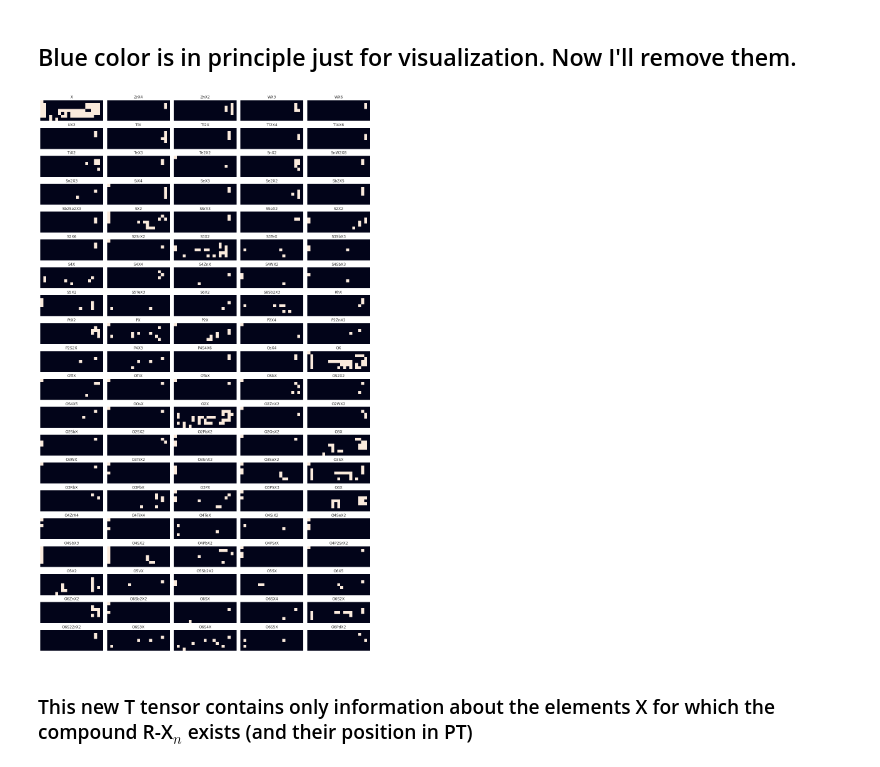
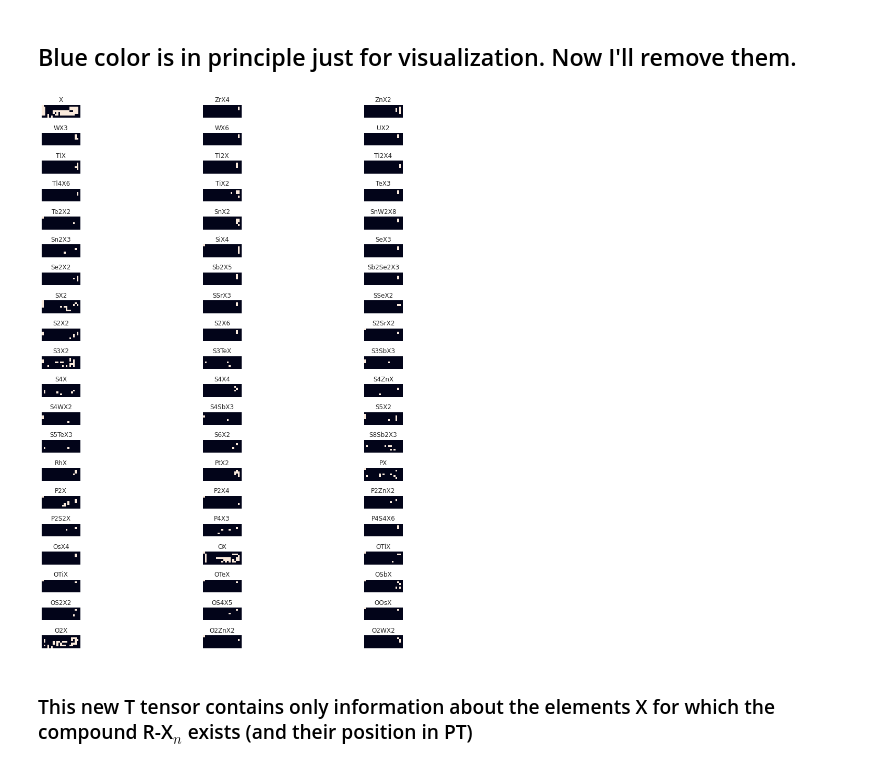
Before and after one commit to doncamilom/1868_SubstancesStudy, a Jupyter notebook: Analysis.ipynb, the cells around one changed output. Drawn from its saved outputs; the diff is of its cells as text; code cells hidden in the pictures.

```diff
--- a/Analysis.ipynb
+++ b/Analysis.ipynb
@@ -58,8 +58,8 @@ def getFormula(R,elemList):
     return form + f'X{int(R[-1]) if R[-1]!=1 else ""}'
 
 
-N = 5
-fig = plt.figure(figsize=(15,6))
+N = 3
+fig = plt.figure(figsize=(15,5*N))
 for i in range(4*N):
     ax = fig.add_subplot(N,4,i+1)
     ax.set_title(getFormula(r[i],elemList))
@@ -91,10 +91,10 @@ for i in TP.keys():
     elif crds[1] >=c1: pass
     else:              rTP[i] = crds
 
-
-fig = plt.figure(figsize=(15,25))
-for i in range(5*20):
-    ax = fig.add_subplot(20,5,i+1)
+N = 3
+fig = plt.figure(figsize=(15,5*N))
+for i in range(4*N):
+    ax = fig.add_subplot(N,4,i+1)
     ax.set_title(getFormula(r[i],elemList))
     ax.imshow(a[i,:,:])
     ax.axis('off')
@@ -106,15 +106,16 @@ plt.tight_layout()
 # %%
 T = (a==1)*1
 
-fig = plt.figure(figsize=(15,25))
-for i in range(5*20):
-    ax = fig.add_subplot(20,5,i+1)
+N = 3
+fig = plt.figure(figsize=(15,5*N))
+for i in range(N*20):
+    ax = fig.add_subplot(20,N,i+1)
     ax.set_title(getFormula(r[i],elemList))
     ax.imshow(T[i,:,:])
     ax.axis('off')
 plt.tight_layout()
 # %% [output]
-[figure, old version]
+[figure, new version]
 # %% [markdown]
 ### This new T tensor contains only information about the elements X for which the compound R-X$_n$ exists (and their position in PT)
 # %% [markdown]
```
Also changed, not shown: parts of 5 cells of this notebook.
